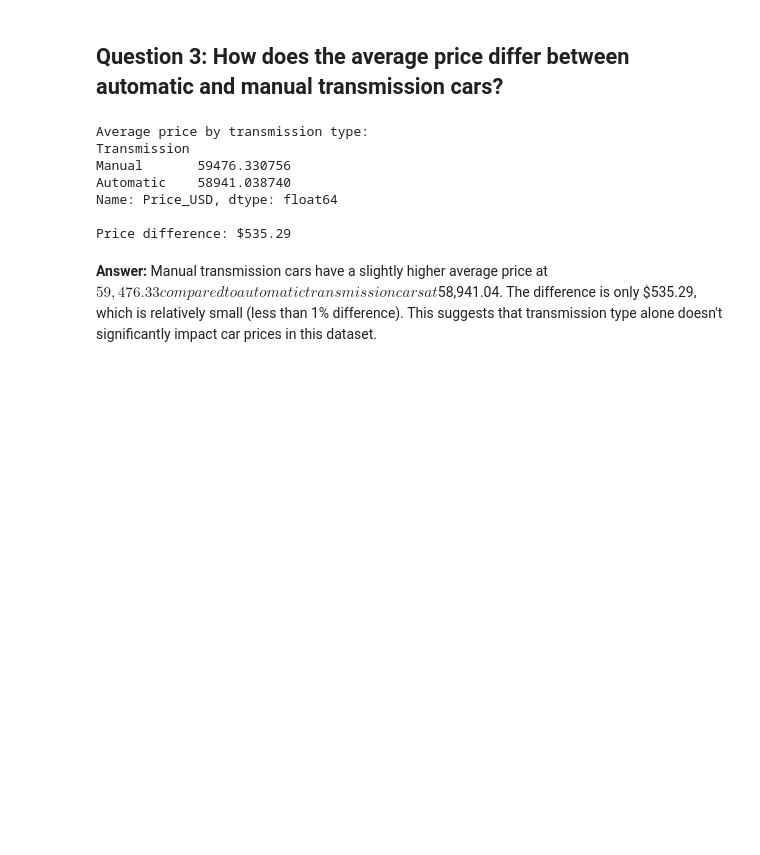
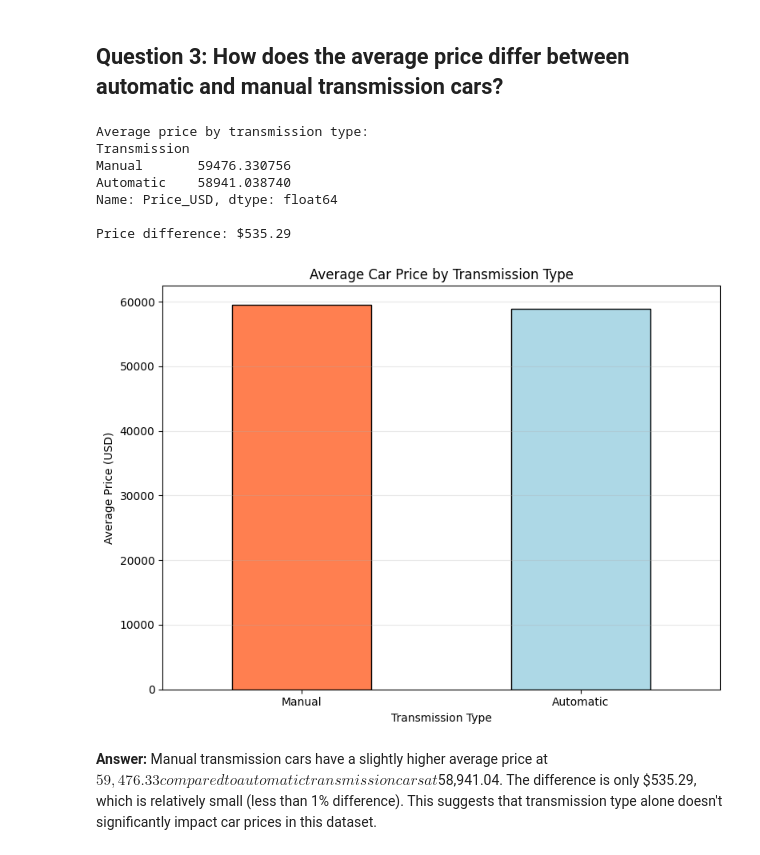
Before and after one commit to collinminer/Data_Visualization_And_Modeling_Online, a Jupyter notebook: Lab/1.5 Intro to Python and Pandas Lab.ipynb, the cells around one changed output. Drawn from its saved outputs; the diff is of its cells as text; code cells hidden in the pictures; blank space fills up the shorter version.

```diff
--- a/Lab/1.5 Intro to Python and Pandas Lab.ipynb
+++ b/Lab/1.5 Intro to Python and Pandas Lab.ipynb
@@ -114,18 +139,30 @@ Most common brand: Toyota with 118 cars
 # %%
 # Compare prices by transmission type
 price_by_transmission = df.groupby('Transmission')['Price_USD'].mean().sort_values(ascending=False)
 
 print("Average price by transmission type:")
 print(price_by_transmission)
 print(f"\nPrice difference: ${price_by_transmission.iloc[0] - price_by_transmission.iloc[1]:,.2f}")
+
+# Visualization: Bar chart comparing transmission prices
+plt.figure(figsize=(8, 6))
+price_by_transmission.plot(kind='bar', color=['coral', 'lightblue'], edgecolor='black')
+plt.xlabel('Transmission Type')
+plt.ylabel('Average Price (USD)')
+plt.title('Average Car Price by Transmission Type')
+plt.xticks(rotation=0)
+plt.grid(axis='y', alpha=0.3)
+plt.tight_layout()
+plt.show()
 # %% [output]
 Average price by transmission type:
 Transmission
 Manual       59476.330756
 Automatic    58941.038740
 Name: Price_USD, dtype: float64
 
 Price difference: $535.29
+[figure, added]
 # %% [markdown]
 **Answer:** Manual transmission cars have a slightly higher average price at $59,476.33 compared to automatic transmission cars at $58,941.04. The difference is only $535.29, which is relatively small (less than 1% difference). This suggests that transmission type alone doesn't significantly impact car prices in this dataset.
 # %% [markdown]
```
Also changed, not shown: parts of 4 cells of this notebook.
